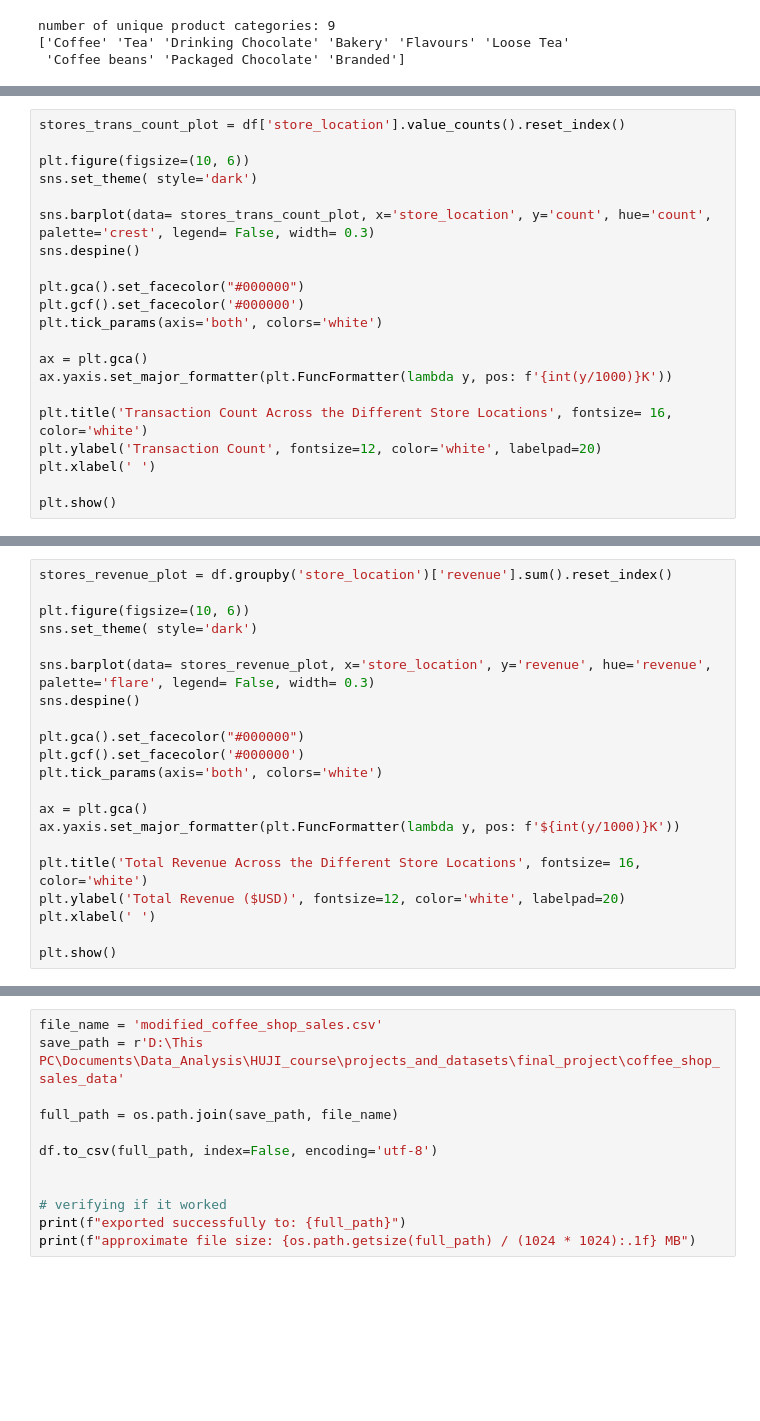
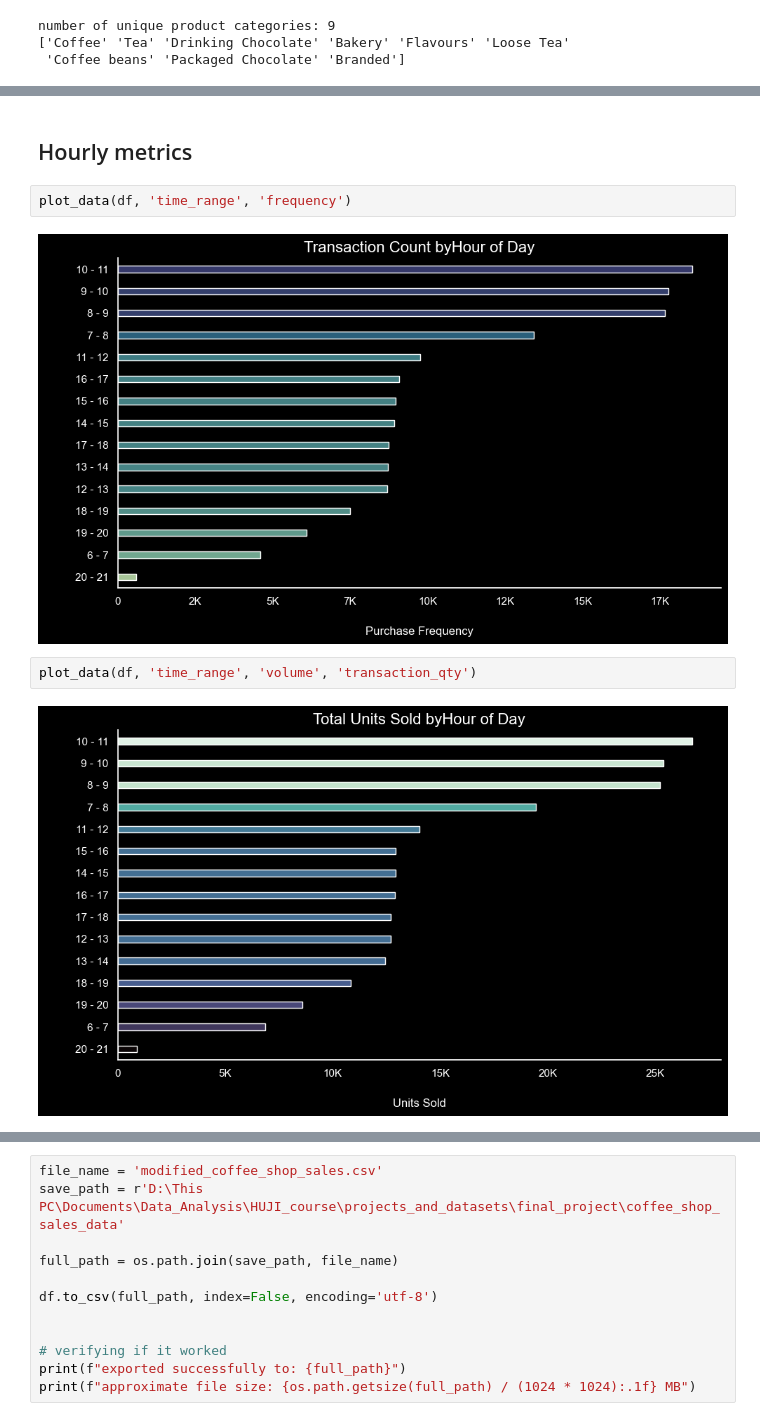
Before and after one commit to HuDragm/Coffee-Shop-Sales, a Jupyter notebook: notebooks/initial_eda.ipynb, the cells around one changed output, grey strips where cells are left out. Drawn from its saved outputs; the diff is of its cells as text; blank space fills up the shorter version.

```diff
--- a/notebooks/initial_eda.ipynb
+++ b/notebooks/initial_eda.ipynb
@@ -740,21 +345,0 @@ Name: count, dtype: int64
-# %%
-stores_trans_count_plot = df['store_location'].value_counts().reset_index()
-
-plt.figure(figsize=(10, 6))
-sns.set_theme( style='dark')
-
-sns.barplot(data= stores_trans_count_plot, x='store_location', y='count', hue='count', palette='crest', legend= False, width= 0.3)
-sns.despine()
-
-plt.gca().set_facecolor("#000000")
-plt.gcf().set_facecolor('#000000')
-plt.tick_params(axis='both', colors='white')
-
-ax = plt.gca()
-ax.yaxis.set_major_formatter(plt.FuncFormatter(lambda y, pos: f'{int(y/1000)}K'))
-
-plt.title('Transaction Count Across the Different Store Locations', fontsize= 16, color='white')
-plt.ylabel('Transaction Count', fontsize=12, color='white', labelpad=20)
-plt.xlabel(' ')
-
-plt.show()
@@ -772,21 +345,0 @@ Name: revenue, dtype: float64
-# %%
-stores_revenue_plot = df.groupby('store_location')['revenue'].sum().reset_index()
-
-plt.figure(figsize=(10, 6))
-sns.set_theme( style='dark')
-
-sns.barplot(data= stores_revenue_plot, x='store_location', y='revenue', hue='revenue', palette='flare', legend= False, width= 0.3)
-sns.despine()
-
-plt.gca().set_facecolor("#000000")
-plt.gcf().set_facecolor('#000000')
-plt.tick_params(axis='both', colors='white')
-
-ax = plt.gca()
-ax.yaxis.set_major_formatter(plt.FuncFormatter(lambda y, pos: f'${int(y/1000)}K'))
-
-plt.title('Total Revenue Across the Different Store Locations', fontsize= 16, color='white')
-plt.ylabel('Total Revenue ($USD)', fontsize=12, color='white', labelpad=20)
-plt.xlabel(' ')
-
-plt.show()
@@ -796,0 +683,10 @@ plt.show()
+# %% [markdown]
+## Hourly metrics
+# %%
+plot_data(df, 'time_range', 'frequency')
+# %% [output]
+[figure, added]
+# %%
+plot_data(df, 'time_range', 'volume', 'transaction_qty')
+# %% [output]
+[figure, added]
```
Also changed, not shown: parts of 113 cells of this notebook, 3 other files.
